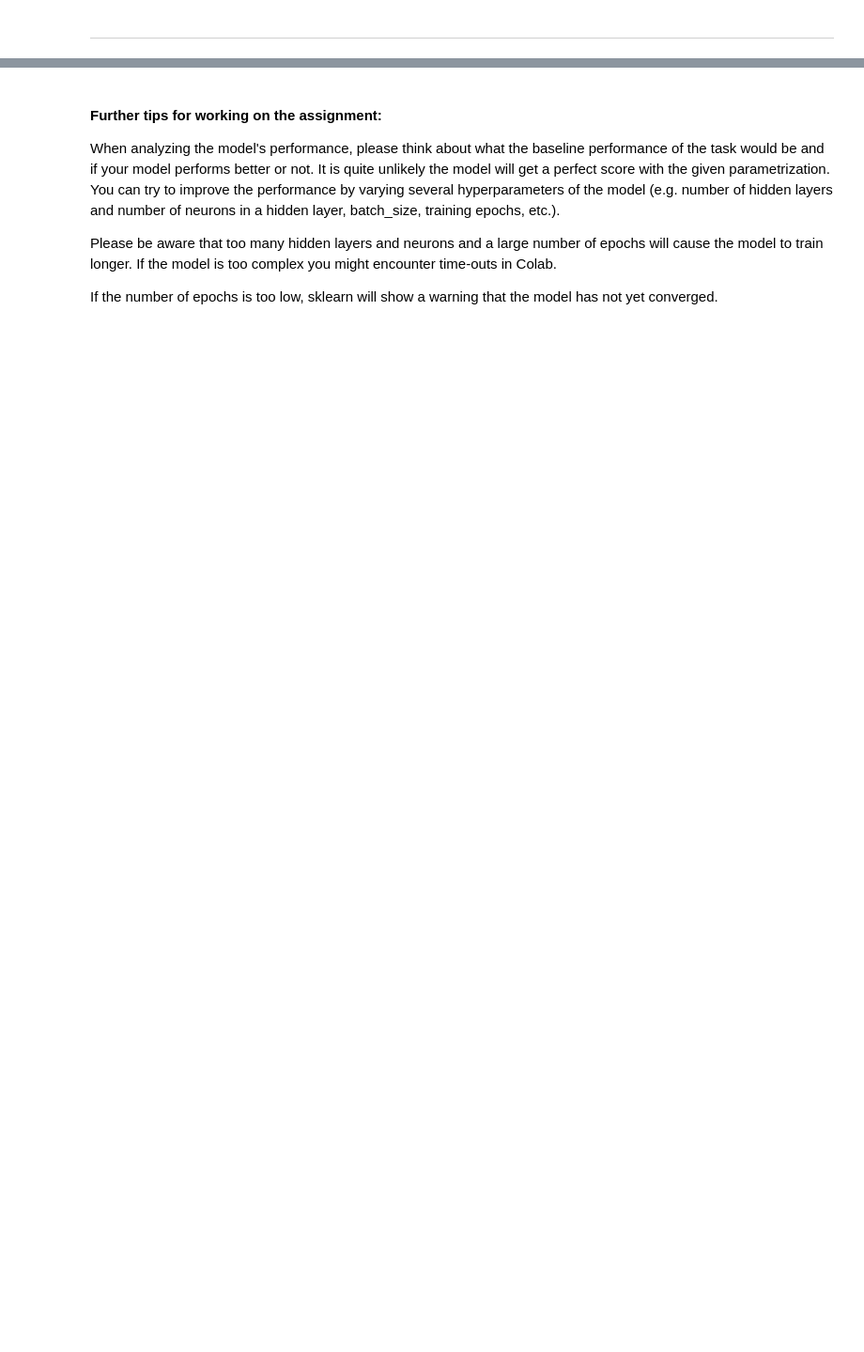
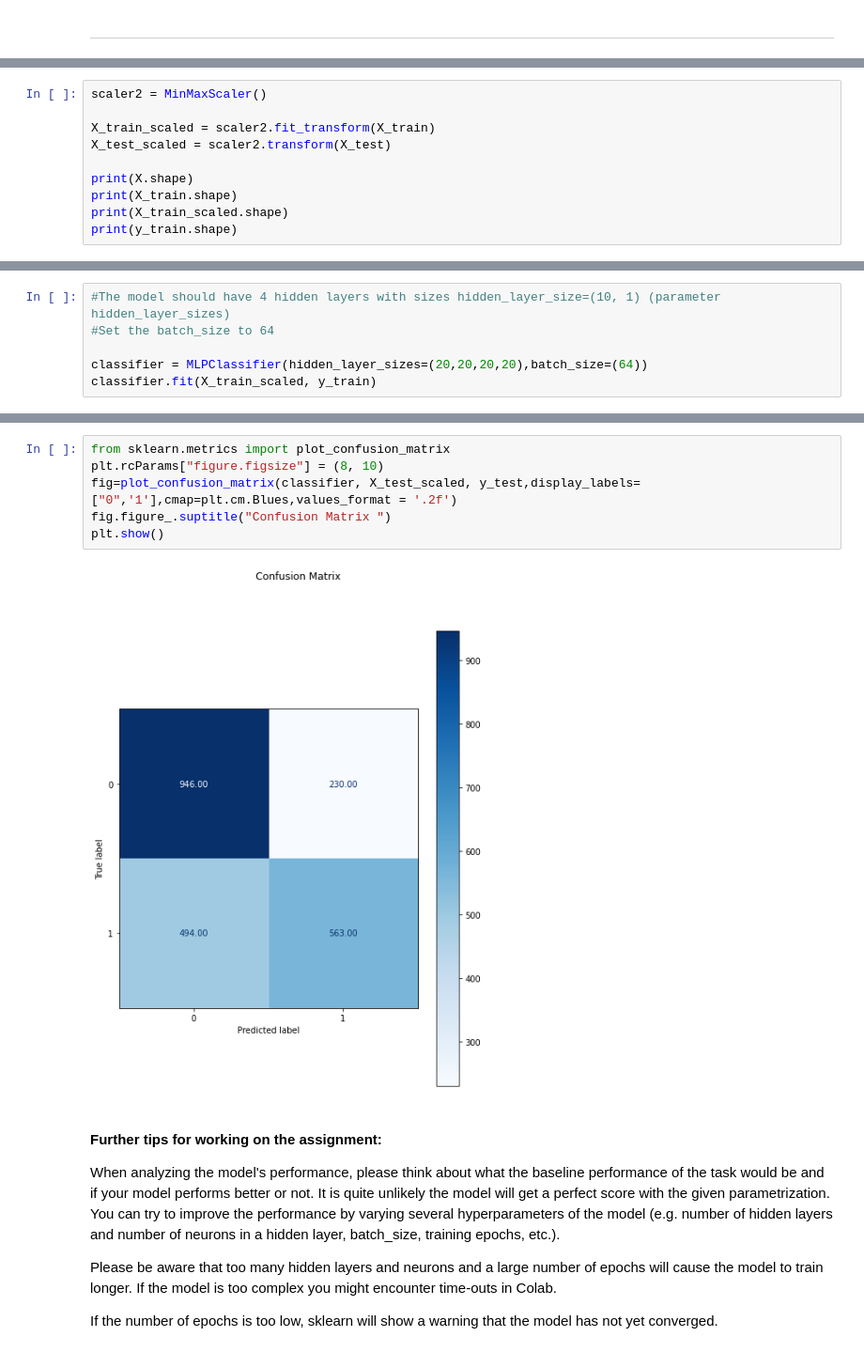
Before and after one commit to tomheyden/ATIT2-22, a Jupyter notebook: assignments/Assignment3_ATIT22.ipynb, the cells around one changed output, grey strips where cells are left out. Shown at 94% size. Drawn from its saved outputs; the diff is of its cells as text; blank space fills up the shorter version.

```diff
--- a/assignments/Assignment3_ATIT22.ipynb
+++ b/assignments/Assignment3_ATIT22.ipynb
@@ -306,0 +304,10 @@ dtype: int64
+# %%
+scaler2 = MinMaxScaler()
+
+X_train_scaled = scaler2.fit_transform(X_train)
+X_test_scaled = scaler2.transform(X_test)
+
+print(X.shape)
+print(X_train.shape)
+print(X_train_scaled.shape)
+print(y_train.shape)
@@ -306,0 +324,6 @@ dtype: int64
+# %%
+#The model should have 4 hidden layers with sizes hidden_layer_size=(10, 1) (parameter hidden_layer_sizes)
+#Set the batch_size to 64
+
+classifier = MLPClassifier(hidden_layer_sizes=(20,20,20,20),batch_size=(64))
+classifier.fit(X_train_scaled, y_train)
@@ -307,3 +348,11 @@ dtype: int64
+# %%
+from sklearn.metrics import plot_confusion_matrix
+plt.rcParams["figure.figsize"] = (8, 10)
+fig=plot_confusion_matrix(classifier, X_test_scaled, y_test,display_labels=["0",'1'],cmap=plt.cm.Blues,values_format = '.2f')
+fig.figure_.suptitle("Confusion Matrix ")
+plt.show()
+# %% [output]
+[figure, added]
 # %% [markdown]
 
 #### Further tips for working on the assignment:
```
Also changed, not shown: parts of 22 cells of this notebook.
